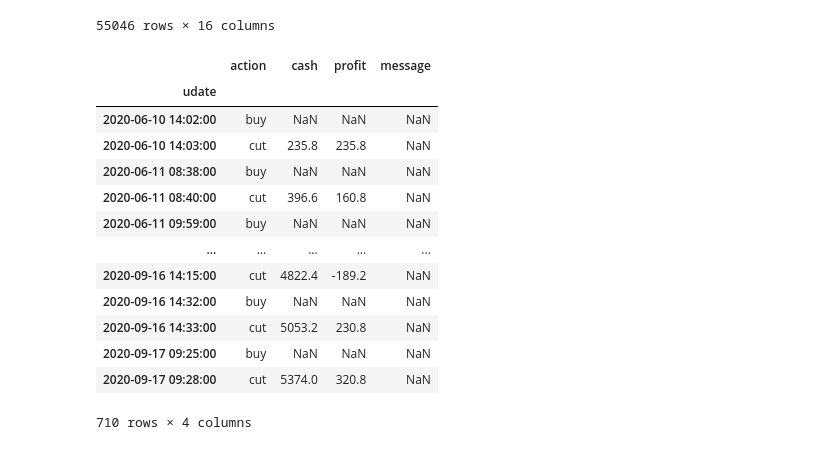
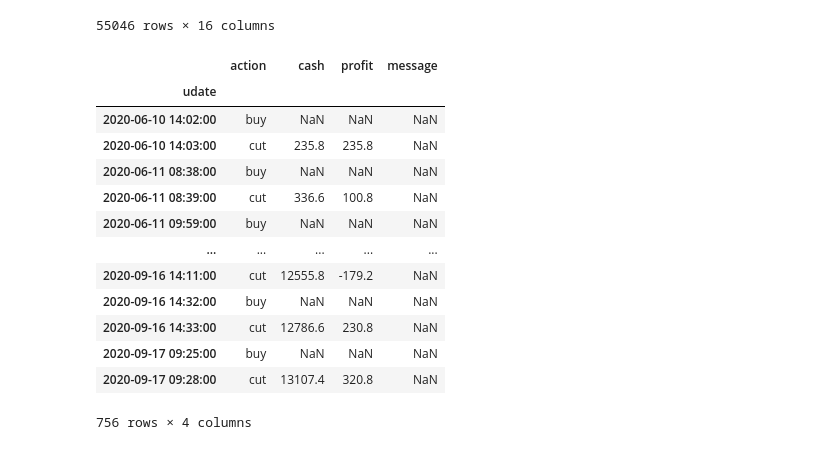
Before and after one commit to webclinic017/dbpower-machine-learning-project, a Jupyter notebook: algo.ipynb, the cells around one changed output. Drawn from its saved outputs; the diff is of its cells as text; code cells hidden in the pictures.

```diff
--- a/algo.ipynb
+++ b/algo.ipynb
@@ -64,7 +64,7 @@ df2
 direction = 'long' # 方向
 vol = 0.45 # 买卖波幅
 vol2 = 0 # 止蚀波幅
-cutloss = 1.5 # 止蚀
+cutloss = 1.05 # 止蚀
 
 # 3.1
 df4 = pd.DataFrame(columns = ['udate', 'action', 'cash', 'profit', 'message'])
@@ -103,42 +103,42 @@ for k1, v1 in df3.iterrows():
             df4 = df4.append({'udate': k1, 'action': action, 'cash': np.nan, 'profit': np.nan, 'message': np.nan}, ignore_index=True)
             continue
         # 3.3
         cut_loss2 = is_cut_loss(v1, top_profit_price, direction) # 止蚀
         stop_profit2 = is_stop_profit(v1, vol2) # 止盈
         if (cut_loss2 or stop_profit2) and holding:
             holding = False
             profit2 = (v1['Close']-cost1)*20 - (fee*2)
             cash = cash + profit2
             # 3.4 长仓
             if direction == 'long' and stop_profit2:
                 action = 'sell'
             elif direction == 'long' and cut_loss2:
                 action = 'cut'
             # 3.5 短仓
             elif direction == 'short' and stop_profit2:
                 action = 'buy'
             elif direction == 'short' and cut_loss2:
                 action = 'cut'
             df4 = df4.append({'udate': k1, 'action': action, 'cash': cash, 'profit': profit2, 'message': np.nan}, ignore_index=True)
 
 df4.index = df4['udate']
 df4.drop(['udate'], axis=1, inplace=True)
 df4
 # %% [output]
 |  | action | cash | profit | message |
 | udate |  |  |  |  |
 | 2020-06-10 14:02:00 | buy | NaN | NaN | NaN |
 | 2020-06-10 14:03:00 | cut | 235.8 | 235.8 | NaN |
 | 2020-06-11 08:38:00 | buy | NaN | NaN | NaN |
-| 2020-06-11 08:40:00 | cut | 396.6 | 160.8 | NaN |
+| 2020-06-11 08:39:00 | cut | 336.6 | 100.8 | NaN |
 | 2020-06-11 09:59:00 | buy | NaN | NaN | NaN |
 | ... | ... | ... | ... | ... |
-| 2020-09-16 14:15:00 | cut | 4822.4 | -189.2 | NaN |
+| 2020-09-16 14:11:00 | cut | 12555.8 | -179.2 | NaN |
 | 2020-09-16 14:32:00 | buy | NaN | NaN | NaN |
-| 2020-09-16 14:33:00 | cut | 5053.2 | 230.8 | NaN |
+| 2020-09-16 14:33:00 | cut | 12786.6 | 230.8 | NaN |
 | 2020-09-17 09:25:00 | buy | NaN | NaN | NaN |
-| 2020-09-17 09:28:00 | cut | 5374.0 | 320.8 | NaN |
+| 2020-09-17 09:28:00 | cut | 13107.4 | 320.8 | NaN |
-710 rows × 4 columns
+756 rows × 4 columns
 # %%
 # 4.0
 df5 = pd.concat([df2, df4], axis=1)
```
Also changed, not shown: parts of 1 cell of this notebook, 2 other files.
